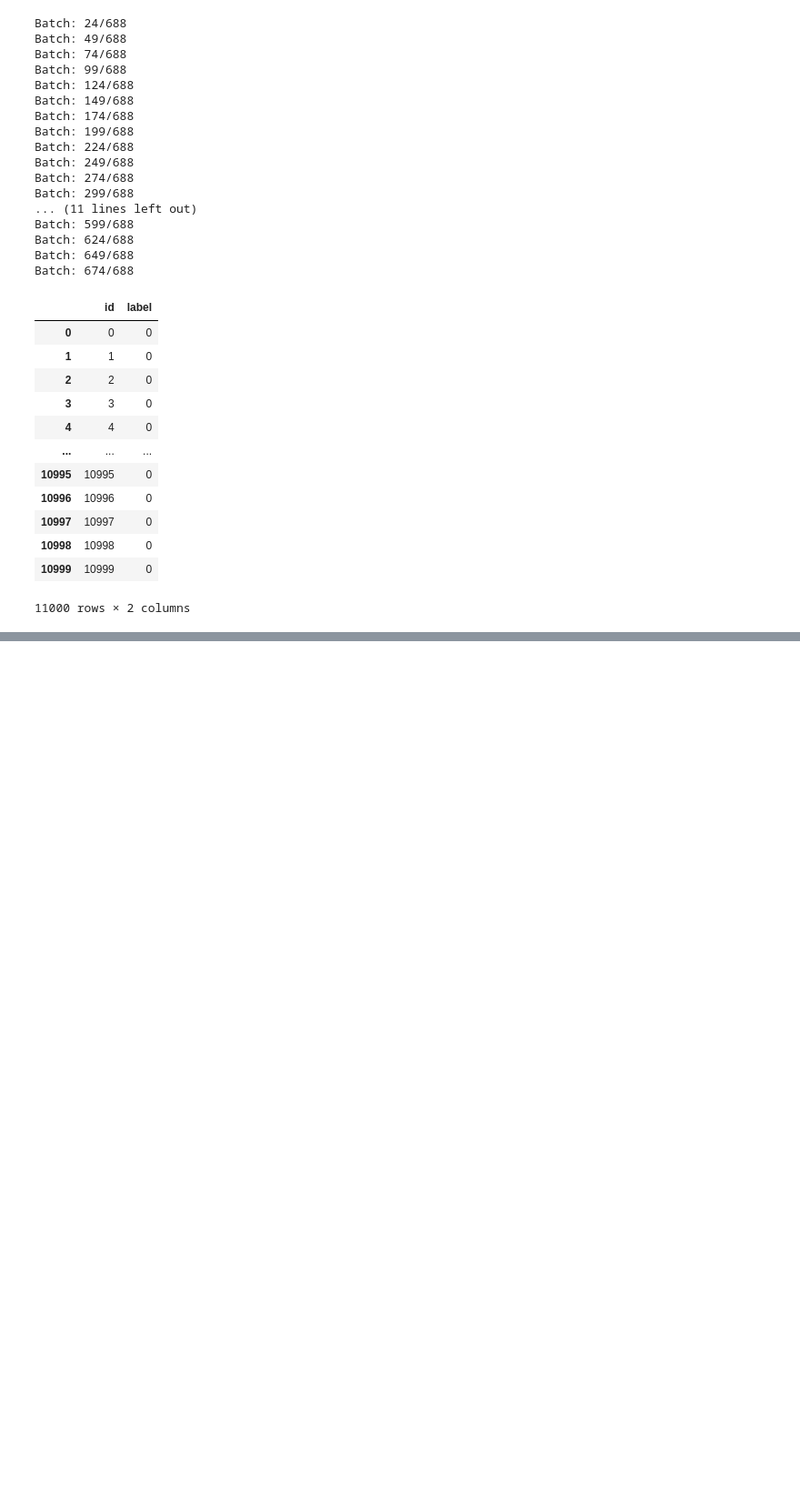
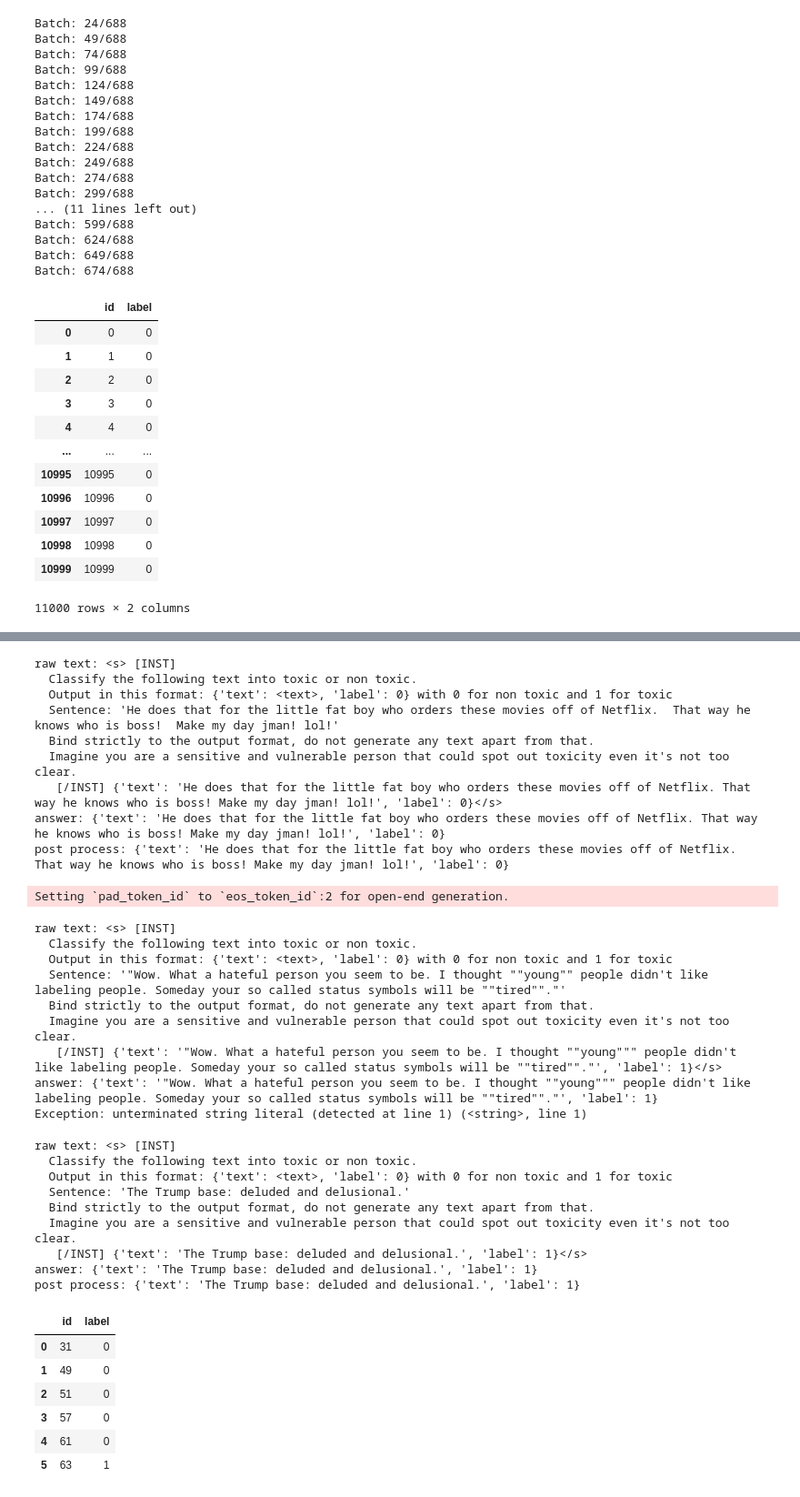
Before and after one commit to nlgkhoi/aalto-snlp-project-spring-2024, a Jupyter notebook: bert.ipynb, the cells around one changed output, grey strips where cells are left out. Shown at 91% size. Saved outputs shown, nothing was run; the diff lists cells and outputs as text; code cells hidden in the pictures; blank space fills up the shorter version.

```diff
--- a/bert.ipynb
+++ b/bert.ipynb
@@ -478,9 +572,10 @@ model = RobertaForSequenceClassification.from_pretrained('SkolkovoInstitute/robe
 model.to(device)
 
 # prepare the input
-batch = tokenizer.encode(['you are sonofapollo'], return_tensors='pt').to(device)
+batch = tokenizer.encode(['you are sunshine'], return_tensors='pt').to(device)
 
 # inference
 output = model(batch)
+print(output)
 np.argmax(output.logits.detach().cpu().numpy(), axis=1).flatten()
 # %% [output]
@@ -607,0 +682,16 @@ fail_df.to_csv('outputs/failed_indices.csv', index=False)
+# %%
+from transformers import AutoModelForCausalLM, AutoTokenizer
+import torch
+
+device = "cuda" # the device to load the model onto
+
+tokenizer = AutoTokenizer.from_pretrained("mistralai/Mistral-7B-Instruct-v0.2")
+
+model = AutoModelForCausalLM.from_pretrained(
+    "mistralai/Mistral-7B-Instruct-v0.2",
+    trust_remote_code=True,
+    device_map="auto",
+    load_in_8bit=True,# For 8 bit quantization,
+    max_memory={0:"15GB"})
+model.eval()
+model = torch.compile(model, mode = "max-autotune", backend="inductor")
@@ -607,0 +760,2 @@ fail_df.to_csv('outputs/failed_indices.csv', index=False)
+# %%
+output = inference("was an hour before kicked to death by the savage and brutal mob.")
@@ -607,0 +780,24 @@ fail_df.to_csv('outputs/failed_indices.csv', index=False)
+# %%
+def inference_batch(df, output_filename):
+  texts = df['text'].tolist()
+  ids = df['id'].tolist()
+  preds = []
+  indices = []
+  for id, text in tqdm(zip(ids, texts)):
+    output = inference(text)
+    preds.append(output['label'])
+    indices.append(id)
+    if len(indices) > 5:
+      break
+
+  df = pd.DataFrame({'id': indices, 'label': preds})
+  # convert label to int
+  df['label'] = df['label'].astype(int)
+  # sort by id
+  df = df.sort_values(by='id')
+  df.to_csv(output_filename, index=False)
+  return df
+# %%
+val_df = pd.read_csv('failed_indices.csv', quoting=3)
+inference_batch(val_df, 'outputs/mistral_dev_inference.csv')
+# %% [output]
@@ -607,0 +836,35 @@ fail_df.to_csv('outputs/failed_indices.csv', index=False)
+raw text: <s> [INST]
+  Classify the following text into toxic or non toxic.
+  Output in this format: {'text': <text>, 'label': 0} with 0 for non toxic and 1 for toxic
+  Sentence: 'He does that for the little fat boy who orders these movies off of Netflix.  That way he knows who is boss!  Make my day jman! lol!'
+  Bind strictly to the output format, do not generate any text apart from that.
+  Imagine you are a sensitive and vulnerable person that could spot out toxicity even it's not too clear.
+   [/INST] {'text': 'He does that for the little fat boy who orders these movies off of Netflix. That way he knows who is boss! Make my day jman! lol!', 'label': 0}</s>
+answer: {'text': 'He does that for the little fat boy who orders these movies off of Netflix. That way he knows who is boss! Make my day jman! lol!', 'label': 0}
+post process: {'text': 'He does that for the little fat boy who orders these movies off of Netflix. That way he knows who is boss! Make my day jman! lol!', 'label': 0}
+Setting `pad_token_id` to `eos_token_id`:2 for open-end generation.
+raw text: <s> [INST]
+  Classify the following text into toxic or non toxic.
+  Output in this format: {'text': <text>, 'label': 0} with 0 for non toxic and 1 for toxic
+  Sentence: '"Wow. What a hateful person you seem to be. I thought ""young"" people didn't like labeling people. Someday your so called status symbols will be ""tired""."'
+  Bind strictly to the output format, do not generate any text apart from that.
+  Imagine you are a sensitive and vulnerable person that could spot out toxicity even it's not too clear.
+   [/INST] {'text': '"Wow. What a hateful person you seem to be. I thought ""young""" people didn't like labeling people. Someday your so called status symbols will be ""tired""."', 'label': 1}</s>
+answer: {'text': '"Wow. What a hateful person you seem to be. I thought ""young""" people didn't like labeling people. Someday your so called status symbols will be ""tired""."', 'label': 1}
+Exception: unterminated string literal (detected at line 1) (<string>, line 1)
+raw text: <s> [INST]
+  Classify the following text into toxic or non toxic.
+  Output in this format: {'text': <text>, 'label': 0} with 0 for non toxic and 1 for toxic
+  Sentence: 'The Trump base: deluded and delusional.'
+  Bind strictly to the output format, do not generate any text apart from that.
+  Imagine you are a sensitive and vulnerable person that could spot out toxicity even it's not too clear.
+   [/INST] {'text': 'The Trump base: deluded and delusional.', 'label': 1}</s>
+answer: {'text': 'The Trump base: deluded and delusional.', 'label': 1}
+post process: {'text': 'The Trump base: deluded and delusional.', 'label': 1}
+|  | id | label |
+| 0 | 31 | 0 |
+| 1 | 49 | 0 |
+| 2 | 51 | 0 |
+| 3 | 57 | 0 |
+| 4 | 61 | 0 |
+| 5 | 63 | 1 |
```
Also changed, not shown: parts of 25 cells of this notebook.
